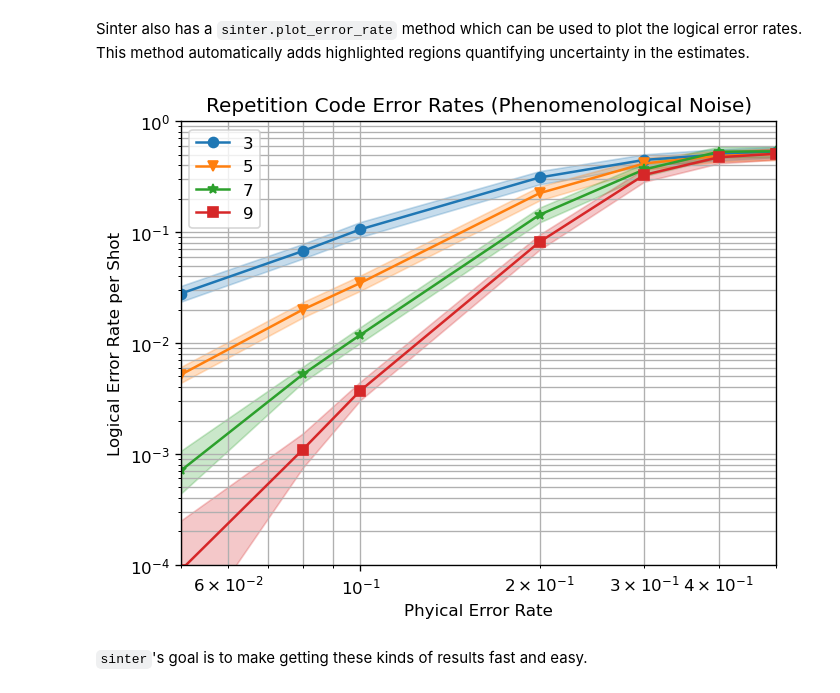
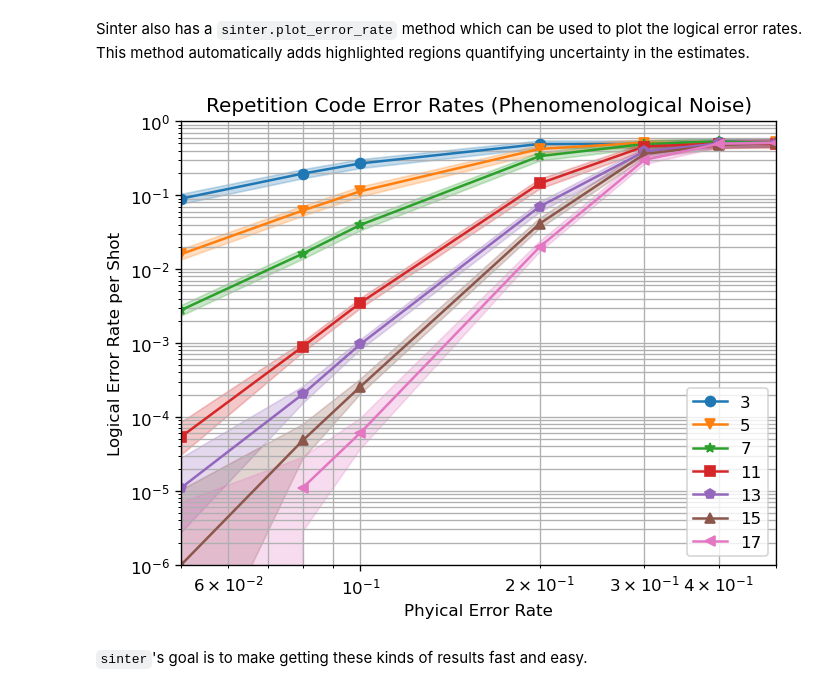
Before and after one commit to apoorvasinha183/DefectAwareLDPC, a Jupyter notebook: getting_started_stim.ipynb, the cells around one changed output. Saved outputs shown, nothing was run; the diff lists cells and outputs as text; code cells hidden in the pictures.

```diff
--- a/getting_started_stim.ipynb
+++ b/getting_started_stim.ipynb
@@ -606,21 +606,21 @@ tasks = [
     sinter.Task(
         circuit=stim.Circuit.generated(
             "repetition_code:memory",
-            rounds=d * 3,
+            rounds=d * 10,
             distance=d,
             before_round_data_depolarization=noise,
         ),
         json_metadata={'d': d, 'p': noise},
     )
-    for d in [3, 5, 7, 9]
+    for d in [3, 5, 7,11,13,15,17]
     for noise in [0.05, 0.08, 0.1, 0.2, 0.3, 0.4, 0.5]
 ]
 
 collected_stats: List[sinter.TaskStats] = sinter.collect(
-    num_workers=4,
+    num_workers=8,
     tasks=tasks,
     decoders=['pymatching'],
-    max_shots=100_000,
+    max_shots=1000_000,
     max_errors=500,
 )
 # %% [markdown]
@@ -628,23 +628,23 @@ Sinter also has a `sinter.plot_error_rate` method which can be used to plot the
 # %%
 fig, ax = plt.subplots(1, 1)
 sinter.plot_error_rate(
     ax=ax,
     stats=collected_stats,
     x_func=lambda stats: stats.json_metadata['p'],
     group_func=lambda stats: stats.json_metadata['d'],
 )
-ax.set_ylim(1e-4, 1e-0)
+ax.set_ylim(1e-6, 1e-0)
 ax.set_xlim(5e-2, 5e-1)
 ax.loglog()
 ax.set_title("Repetition Code Error Rates (Phenomenological Noise)")
 ax.set_xlabel("Phyical Error Rate")
 ax.set_ylabel("Logical Error Rate per Shot")
 ax.grid(which='major')
 ax.grid(which='minor')
 ax.legend()
 fig.set_dpi(120)  # Show it bigger
 # %% [output]
-[figure, old version]
+[figure, new version]
 # %% [markdown]
 `sinter`'s goal is to make getting these kinds of results fast and easy.
 # %% [markdown]
```
Also changed, not shown: parts of 3 cells of this notebook.
